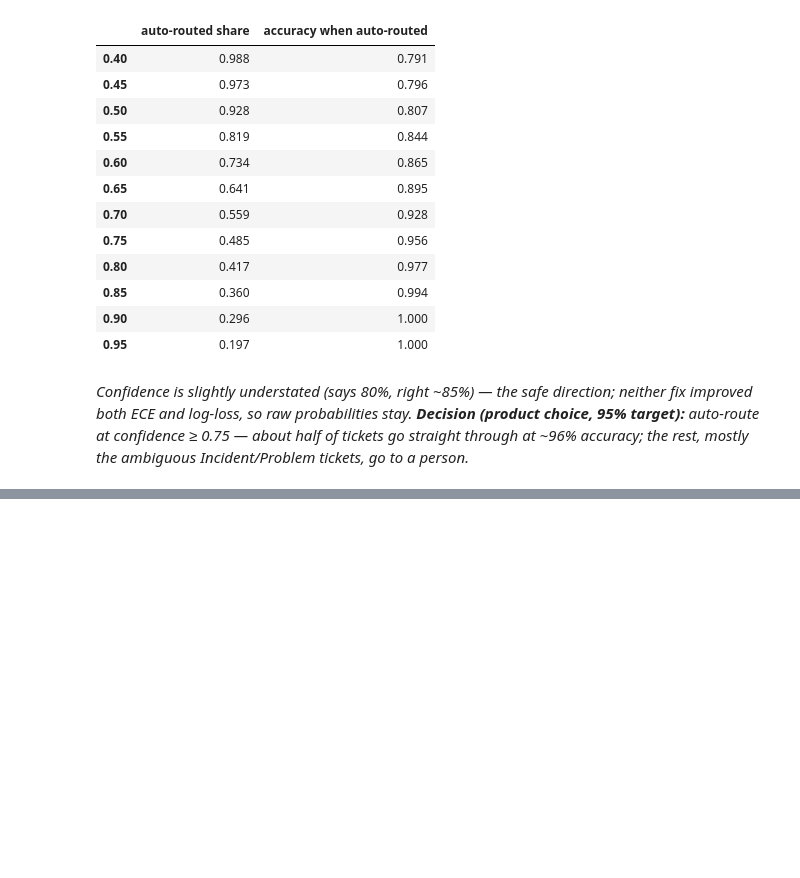
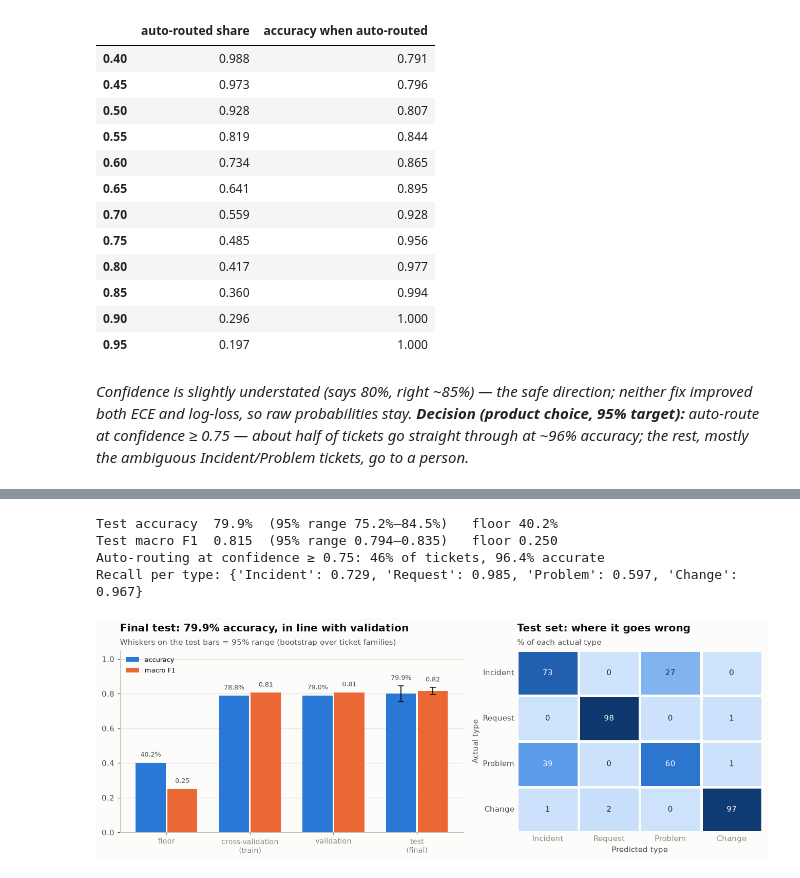
Before and after one commit to karthikiyer365/Live, a Jupyter notebook: topic-classification/department_classifier_pipeline.ipynb, the cells around one changed output, grey strips where cells are left out. Drawn from its saved outputs; the diff is of its cells as text; code cells hidden in the pictures; blank space fills up the shorter version.

```diff
--- a/topic-classification/department_classifier_pipeline.ipynb
+++ b/topic-classification/department_classifier_pipeline.ipynb
@@ -1412,0 +1418,73 @@ Routed to a person, by true type: {'Incident': 701, 'Problem': 414, 'Change': 47
+# %%
+# Step 20 (score) — the one and only look at the test set, with family-level bootstrap 95% ranges
+test_pred = FINAL_PIPELINE.predict(test_df["text"])
+test_conf = FINAL_PIPELINE.predict_proba(test_df["text"]).max(axis=1)
+y_true = y_test.to_numpy()
+
+rows_by_family = pd.Series(np.arange(len(test_df))).groupby(test_df["family_id"].to_numpy()).apply(np.array)
+boot_rng = np.random.default_rng(SEED)
+boot = []
+for _ in range(1000):  # resample whole families, so near-duplicate tickets can't make the range look tighter than it is
+    rows = np.concatenate(rows_by_family.iloc[boot_rng.integers(0, len(rows_by_family), len(rows_by_family))].to_numpy())
+    boot.append((accuracy_score(y_true[rows], test_pred[rows]), f1_score(y_true[rows], test_pred[rows], average="macro")))
+(acc_lo, f1_lo), (acc_hi, f1_hi) = np.percentile(boot, [2.5, 97.5], axis=0)
+
+test_metrics, test_recalls = evaluate(y_true, test_pred, TYPES)
+test_floor_acc = (y_true == y_train.mode()[0]).mean()          # always guess the biggest training class
+test_floor_f1 = 1 / len(TYPES)                                 # random in proportion to class size (expected)
+auto = test_conf >= ROUTE_THRESHOLD
+
+FINAL = {
+    "test accuracy": test_metrics["accuracy"], "test accuracy 95% range": (acc_lo, acc_hi),
+    "test macro F1": test_metrics["macro F1"], "test macro F1 95% range": (f1_lo, f1_hi),
+    "accuracy floor": test_floor_acc, "macro-F1 floor": test_floor_f1,
+    "auto-routed share": auto.mean(), "accuracy when auto-routed": (test_pred[auto] == y_true[auto]).mean(),
+}
+print(f"Test accuracy  {FINAL['test accuracy']:.1%}  (95% range {acc_lo:.1%}–{acc_hi:.1%})   floor {test_floor_acc:.1%}")
+print(f"Test macro F1  {FINAL['test macro F1']:.3f}  (95% range {f1_lo:.3f}–{f1_hi:.3f})   floor {test_floor_f1:.3f}")
+print(f"Auto-routing at confidence ≥ {ROUTE_THRESHOLD:.2f}: {auto.mean():.0%} of tickets, {FINAL['accuracy when auto-routed']:.1%} accurate")
+print("Recall per type:", {str(t): round(float(r), 3) for t, r in zip(TYPES, test_recalls)})
+# %% [output]
+Test accuracy  79.9%  (95% range 75.2%–84.5%)   floor 40.2%
+Test macro F1  0.815  (95% range 0.794–0.835)   floor 0.250
+Auto-routing at confidence ≥ 0.75: 46% of tickets, 96.4% accurate
+Recall per type: {'Incident': 0.729, 'Request': 0.985, 'Problem': 0.597, 'Change': 0.967}
+# %%
+# Step 20 (charts) — the journey from floor to final test, and the final confusion matrix
+val_pred = FINAL_PIPELINE.predict(val_df["text"])
+stages = pd.DataFrame({
+    "floor": [test_floor_acc, test_floor_f1],
+    "cross-validation\n(train)": type_results.loc[BEST_TYPE_MODEL, ["accuracy", "macro F1"]].to_numpy(),
+    "validation": [accuracy_score(y_val, val_pred), f1_score(y_val, val_pred, average="macro")],
+    "test\n(final)": [FINAL["test accuracy"], FINAL["test macro F1"]],
+}, index=["accuracy", "macro F1"]).T
+
+fig, (ax1, ax2) = plt.subplots(1, 2, figsize=(12, 4.4), gridspec_kw={"width_ratios": [1.4, 1]})
+x = np.arange(len(stages))
+for offset, metric, color, fmt in [(-0.19, "accuracy", CAT[0], "{:.1%}"), (0.19, "macro F1", CAT[1], "{:.2f}")]:
+    ax1.bar(x + offset, stages[metric], width=0.36, color=color, label=metric)
+    top = {"accuracy": acc_hi, "macro F1": f1_hi}[metric]  # test label sits above its whisker
+    for xi, v in enumerate(stages[metric]):
+        ax1.text(xi + offset, (top if xi == len(stages) - 1 else v) + 0.035, fmt.format(v), ha="center", fontsize=8.5, color=INK_2)
+ax1.errorbar([x[-1] - 0.19, x[-1] + 0.19], stages.iloc[-1], yerr=[[stages.iloc[-1, 0] - acc_lo, stages.iloc[-1, 1] - f1_lo],
+             [acc_hi - stages.iloc[-1, 0], f1_hi - stages.iloc[-1, 1]]], fmt="none", ecolor=INK, capsize=4, linewidth=1.2)
+ax1.set_xticks(x, stages.index, fontsize=9)
+ax1.set_ylim(0, 1.05)
+ax1.grid(axis="x", visible=False)
+ax1.legend(loc="upper left", fontsize=8.5)
+headline(ax1, f"Final test: {FINAL['test accuracy']:.1%} accuracy, in line with validation",
+         "Whiskers on the test bars = 95% range (bootstrap over ticket families)")
+
+test_cm = pd.DataFrame(confusion_matrix(y_true, test_pred, labels=TYPES, normalize="true") * 100, index=TYPES, columns=TYPES)
+sns.heatmap(test_cm, annot=True, fmt=".0f", cmap=BLUES, vmin=0, vmax=100, cbar=False, linewidths=2,
+            linecolor=SURFACE, annot_kws={"fontsize": 10}, ax=ax2)
+ax2.grid(False)
+ax2.tick_params(length=0)
+ax2.set_yticklabels(TYPES, rotation=0)
+ax2.set_xlabel("Predicted type")
+ax2.set_ylabel("Actual type")
+headline(ax2, "Test set: where it goes wrong", "% of each actual type")
+fig.tight_layout()
+plt.show()
+# %% [output]
+[figure, added]
```
Also changed, not shown: parts of 4 cells of this notebook, 2 other files.
